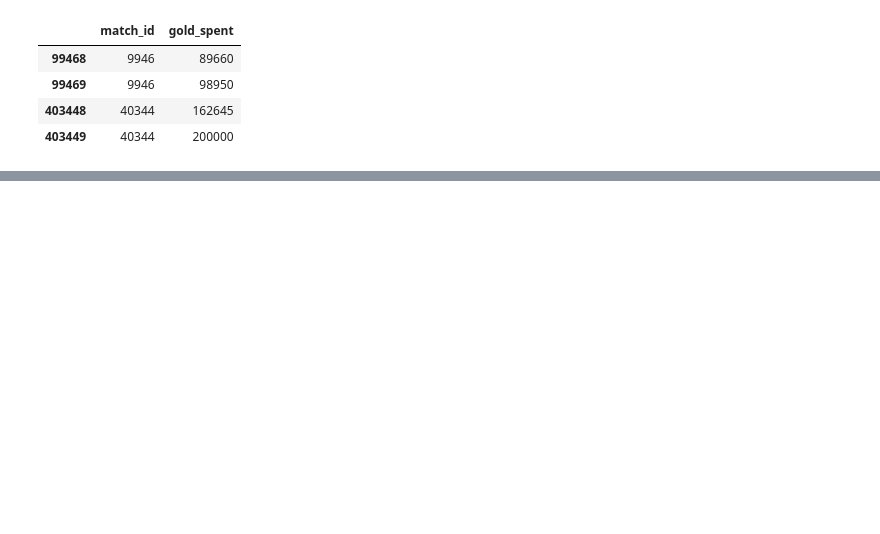
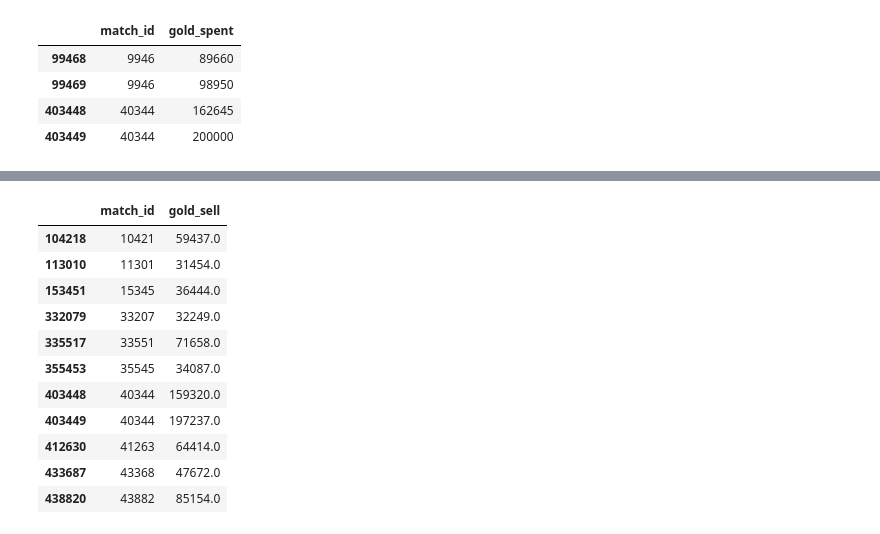
Before and after one commit to amatemeow/MLPY, a Jupyter notebook: task1/task1.ipynb, the cells around one changed output, grey strips where cells are left out. Cells and saved outputs as stored; diff of their text form; code cells hidden in the pictures; blank space fills up the shorter version.

```diff
--- a/task1/task1.ipynb
+++ b/task1/task1.ipynb
@@ -1204,0 +1522,4 @@ merged[merged["match_id"] == 40344][attrib]
+# %%
+#Решение - заменить все отрицательные значения на минимально возможное 0
+merged[merged["stuns"] < 0] = 0
+merged["stuns"].describe()
@@ -1204,0 +1554,16 @@ merged[merged["match_id"] == 40344][attrib]
+# %%
+#Та же самая аномальная игра, те же самые два игрока продали предметов на аномальную сумму
+merged[merged["gold_sell"] > 30000][["match_id", "gold_sell"]]
+# %% [output]
+|  | match_id | gold_sell |
+| 104218 | 10421 | 59437.0 |
+| 113010 | 11301 | 31454.0 |
+| 153451 | 15345 | 36444.0 |
+| 332079 | 33207 | 32249.0 |
+| 335517 | 33551 | 71658.0 |
+| 355453 | 35545 | 34087.0 |
+| 403448 | 40344 | 159320.0 |
+| 403449 | 40344 | 197237.0 |
+| 412630 | 41263 | 64414.0 |
+| 433687 | 43368 | 47672.0 |
+| 438820 | 43882 | 85154.0 |
```
Also changed, not shown: parts of 81 cells of this notebook.
